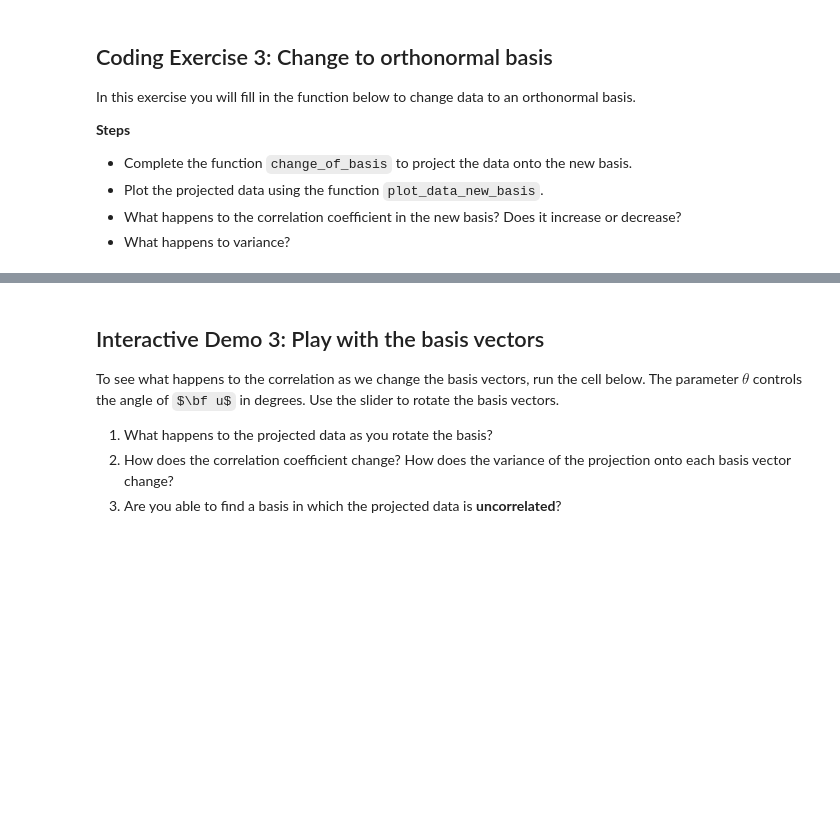
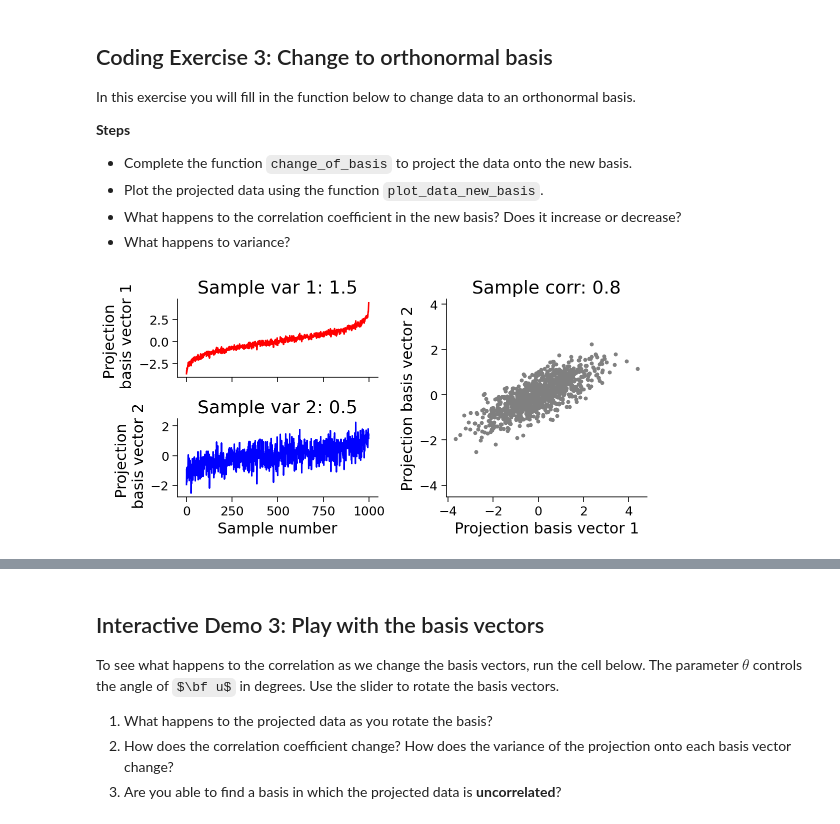
Before and after one commit to chrskjoe/NMA2022, a Jupyter notebook: tutorials/W1D4_DimensionalityReduction/W1D4_Tutorial1.ipynb, the cells around one changed output, grey strips where cells are left out. Drawn from its saved outputs; the diff is of its cells as text; code cells hidden in the pictures; some formulas as TeX source; blank space fills up the shorter version.

```diff
--- a/tutorials/W1D4_DimensionalityReduction/W1D4_Tutorial1.ipynb
+++ b/tutorials/W1D4_DimensionalityReduction/W1D4_Tutorial1.ipynb
@@ -576,35 +578,31 @@ In this exercise you will fill in the function below to change data to an orthon
 # %%
 def change_of_basis(X, W):
   """
   Projects data onto new basis W.
 
   Args:
     X (numpy array of floats) : Data matrix each column corresponding to a
                                 different random variable
     W (numpy array of floats) : new orthonormal basis columns correspond to
                                 basis vectors
 
   Returns:
     (numpy array of floats)    : Data matrix expressed in new basis
   """
 
-  #################################################
-  ## TODO for students: project the data onto a new basis W
-  # Fill out function and remove
-  raise NotImplementedError("Student exercise: implement change of basis")
-  #################################################
-
   # Project data onto new basis described by W
-  Y = ...
+  Y = X @ W
 
   return Y
 
 
 # Project data to new basis
 Y = change_of_basis(X, W)
 
 # Visualize
 plot_data_new_basis(Y)
+# %% [output]
+[figure, added]
 # %% [markdown]
 [*Click for solution*](https://github.com/NeuromatchAcademy/course-content/tree/main//tutorials/W1D4_DimensionalityReduction/solutions/W1D4_Tutorial1_Solution_80a5f41b.py)
 
```
Also changed, not shown: parts of 1 cell of this notebook.
